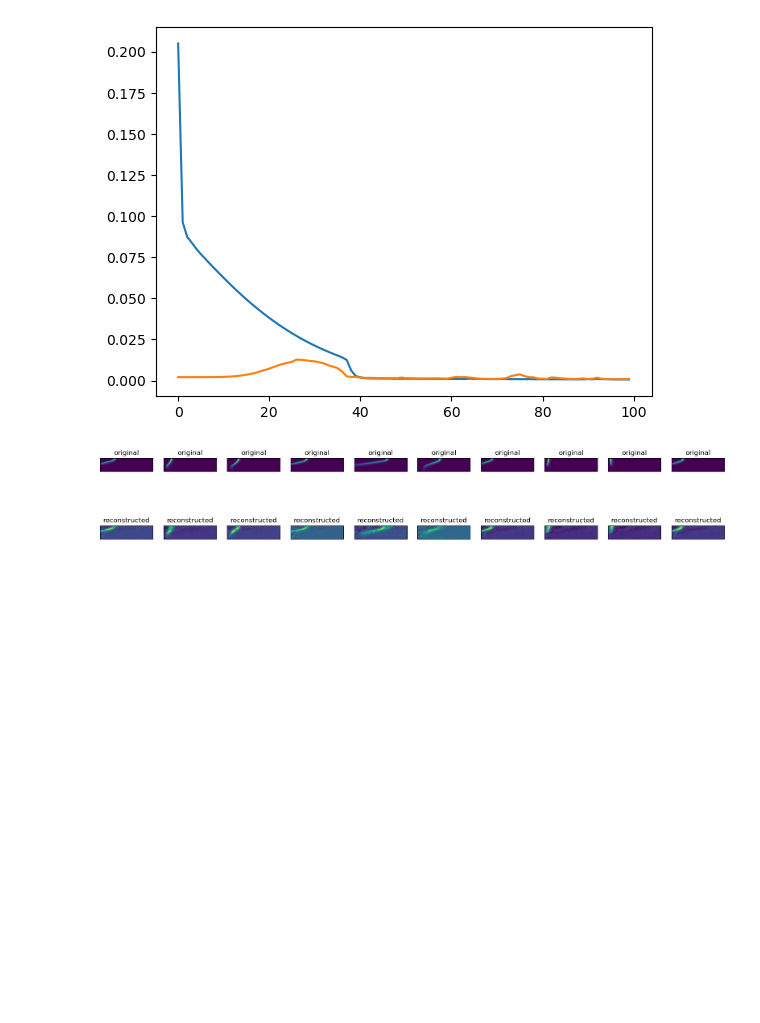
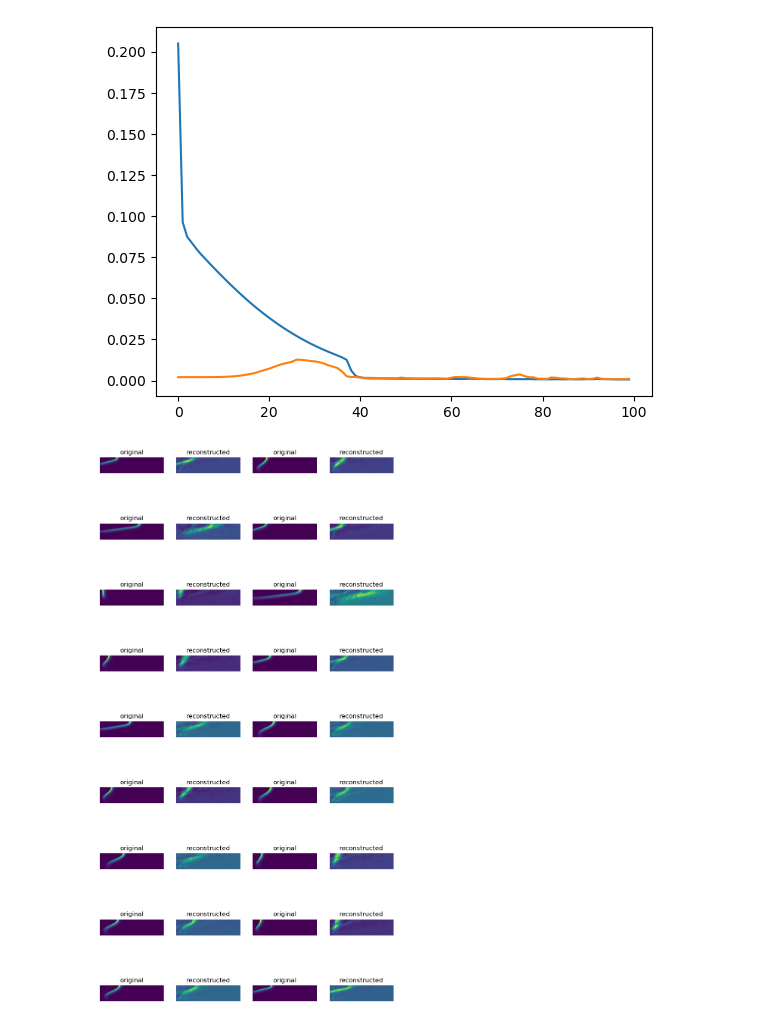
Before and after one commit to zzhuqshun/ML-for-dynamical-system, a Jupyter notebook: Autoencoder.ipynb, the cells around one changed output. Saved outputs shown, nothing was run; the diff lists cells and outputs as text; code cells hidden in the pictures; blank space fills up the shorter version.

```diff
--- a/Autoencoder.ipynb
+++ b/Autoencoder.ipynb
@@ -305,23 +305,24 @@ plt.plot(val_loss)
 # %%
 encoded_imgs = autoencoder.encoder(test_data).numpy()
 decoded_imgs = autoencoder.decoder(encoded_imgs).numpy()
-# %%
-n = 10
-plt.figure(figsize=(20, 4))
-for i in range(n):
-  # display original
-  ax = plt.subplot(2, n, i + 1)
-  plt.imshow(test_data[i])
-  plt.title("original")
-  ax.get_xaxis().set_visible(False)
-  ax.get_yaxis().set_visible(False)
-
-  # display reconstruction
-  ax = plt.subplot(2, n, i + 1 + n)
-  plt.imshow(decoded_imgs[i])
-  plt.title("reconstructed")
-  ax.get_xaxis().set_visible(False)
-  ax.get_yaxis().set_visible(False)
-plt.show()
-# %% [output]
-[figure, removed]
+# %%
+fig = plt.figure(figsize=(10, 20))
+columns = 4
+rows = 9
+for i in range(1, columns * rows + 1, 2):
+
+    img = test_data[i - 1]
+    ax = fig.add_subplot(rows, columns, i)
+    plt.imshow(img)
+    plt.title("original")
+    plt.axis('off')
+
+    decoded_img = decoded_imgs[i - 1]
+    ax = fig.add_subplot(rows, columns, i + 1)
+    plt.imshow(decoded_img)
+    plt.title("reconstructed")
+    plt.axis('off')
+
+plt.show()
+# %% [output]
+[figure, added]
```
Also changed, not shown: parts of 1 cell of this notebook.
